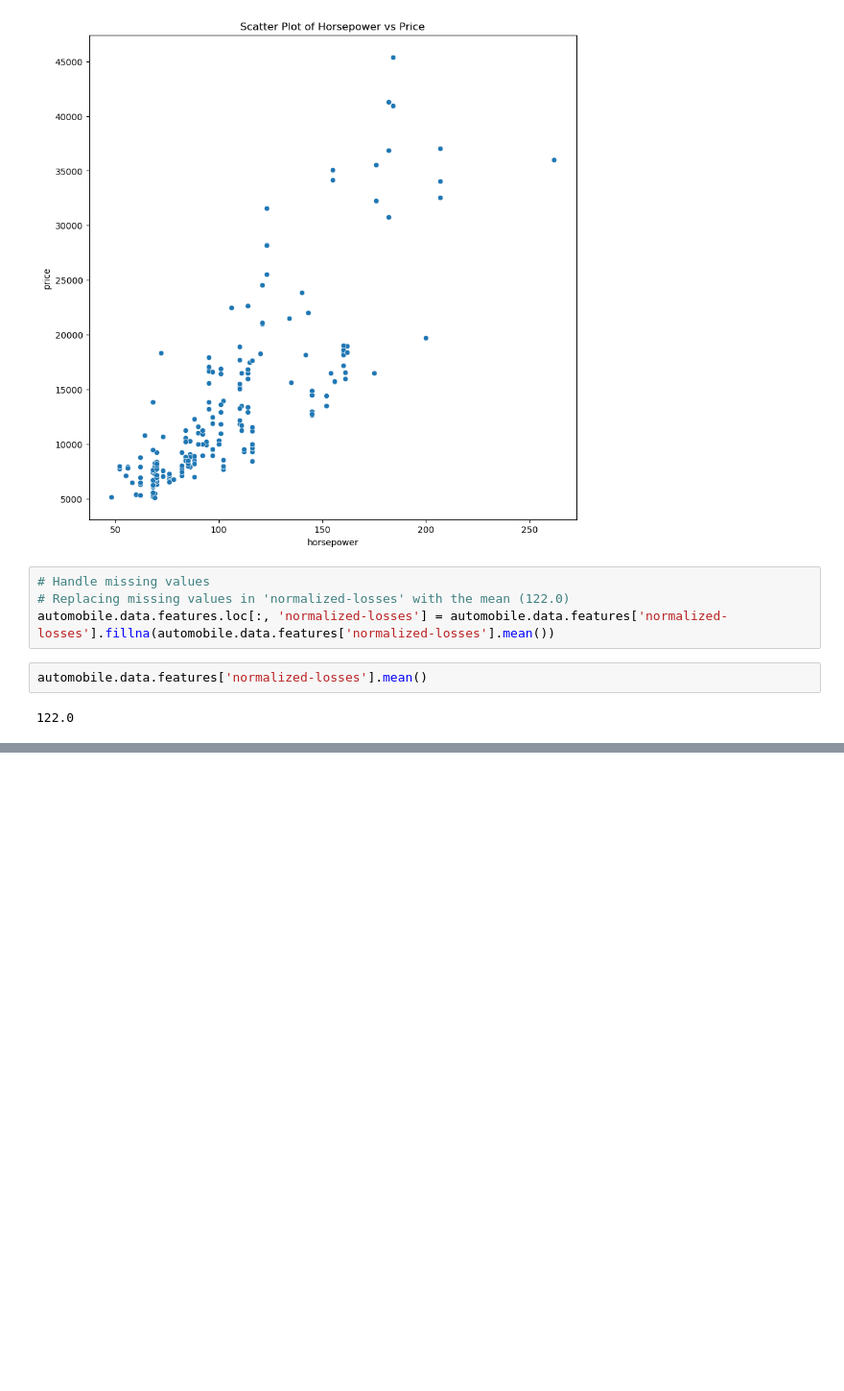
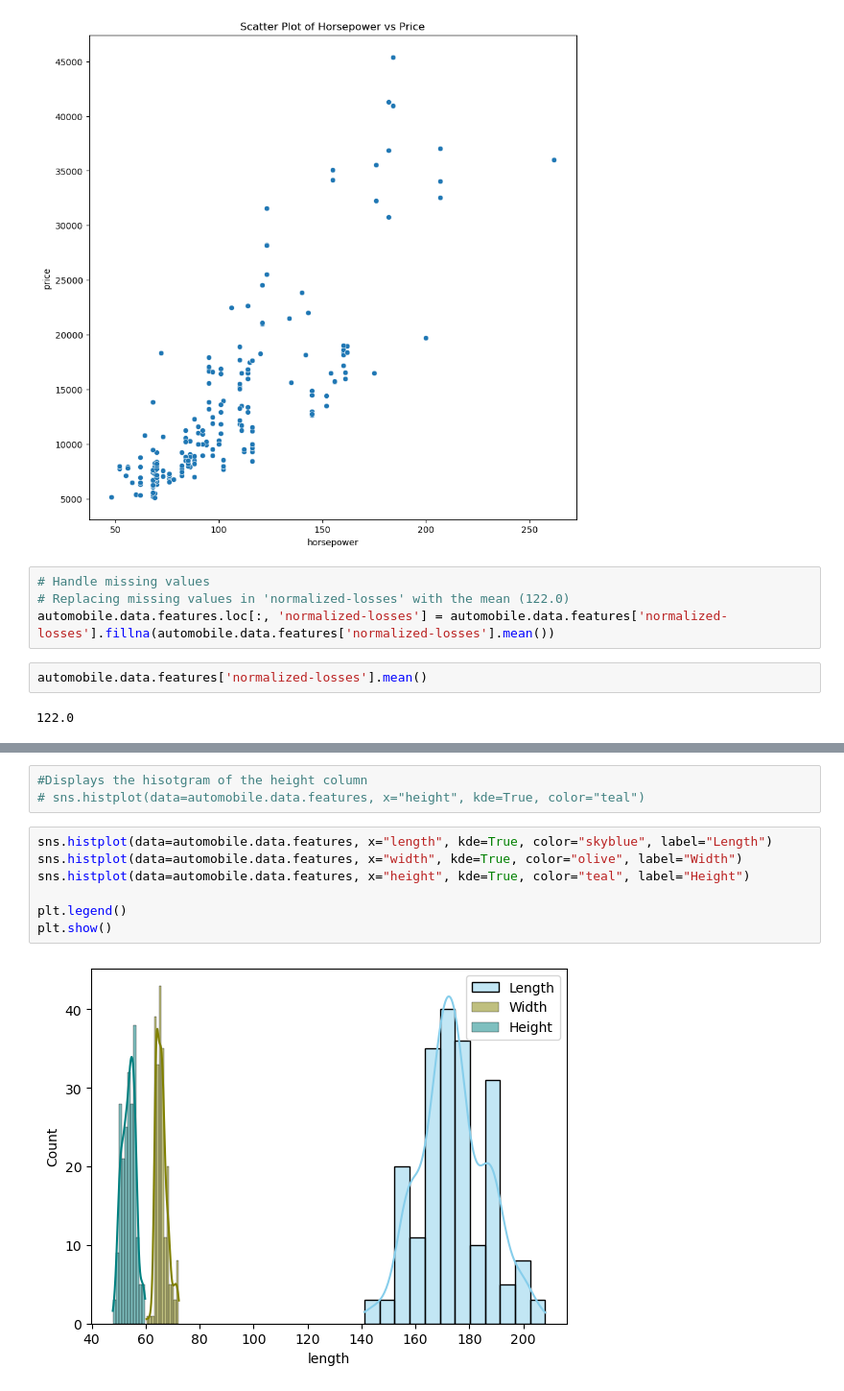
Before and after one commit to elliotbabilonia/automobile-project, a Jupyter notebook: code.ipynb, the cells around one changed output, grey strips where cells are left out. Shown at 96% size. Cells and saved outputs as stored; diff of their text form; blank space fills up the shorter version.

Commit message:
Print histographs and other values of assigned columns

```diff
--- a/code.ipynb
+++ b/code.ipynb
@@ -154,0 +210,12 @@ automobile.data.features['normalized-losses'].mean()
+# %%
+#Displays the hisotgram of the height column
+# sns.histplot(data=automobile.data.features, x="height", kde=True, color="teal")
+# %%
+sns.histplot(data=automobile.data.features, x="length", kde=True, color="skyblue", label="Length")
+sns.histplot(data=automobile.data.features, x="width", kde=True, color="olive", label="Width")
+sns.histplot(data=automobile.data.features, x="height", kde=True, color="teal", label="Height")
+
+plt.legend()
+plt.show()
+# %% [output]
+[figure, added]
```
Also changed, not shown: parts of 11 cells of this notebook.
